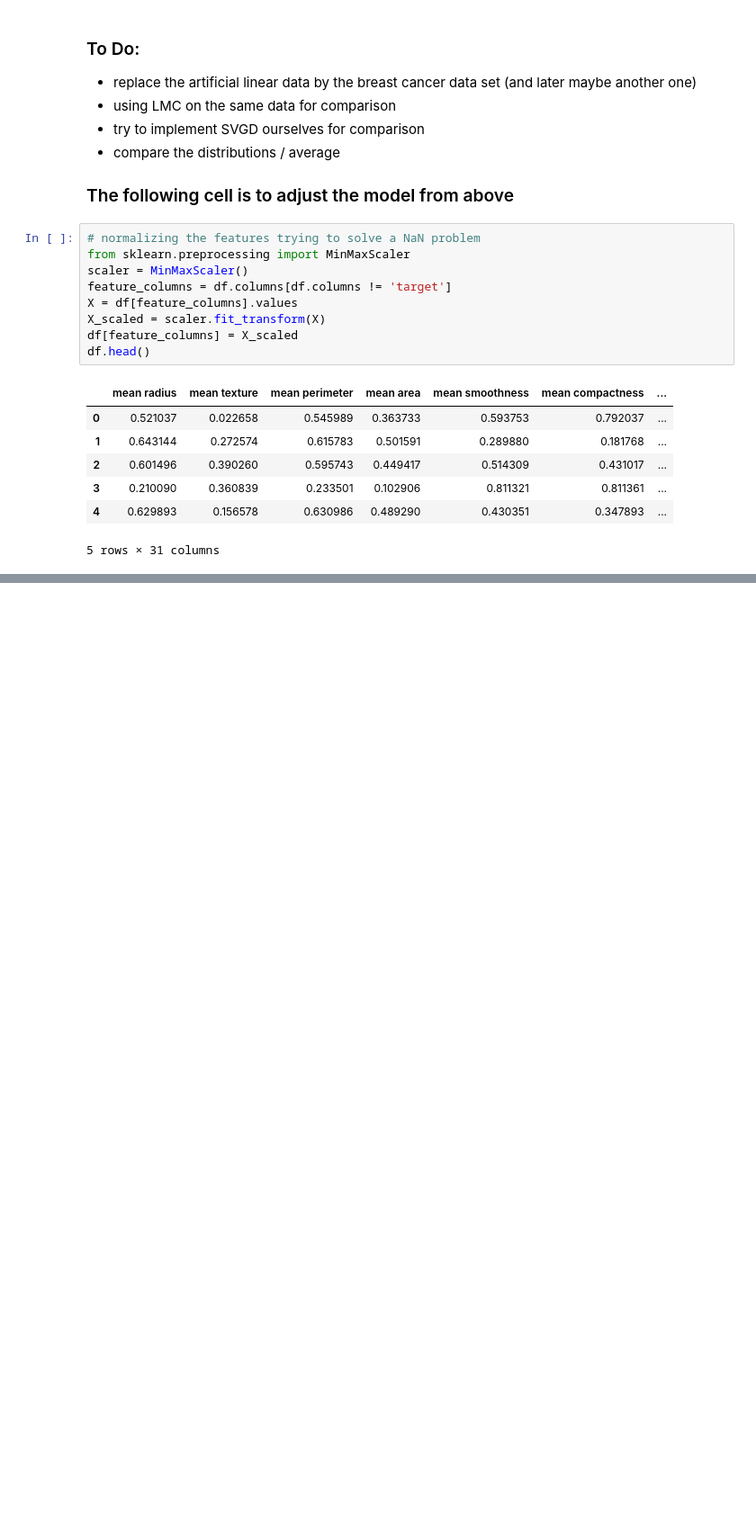
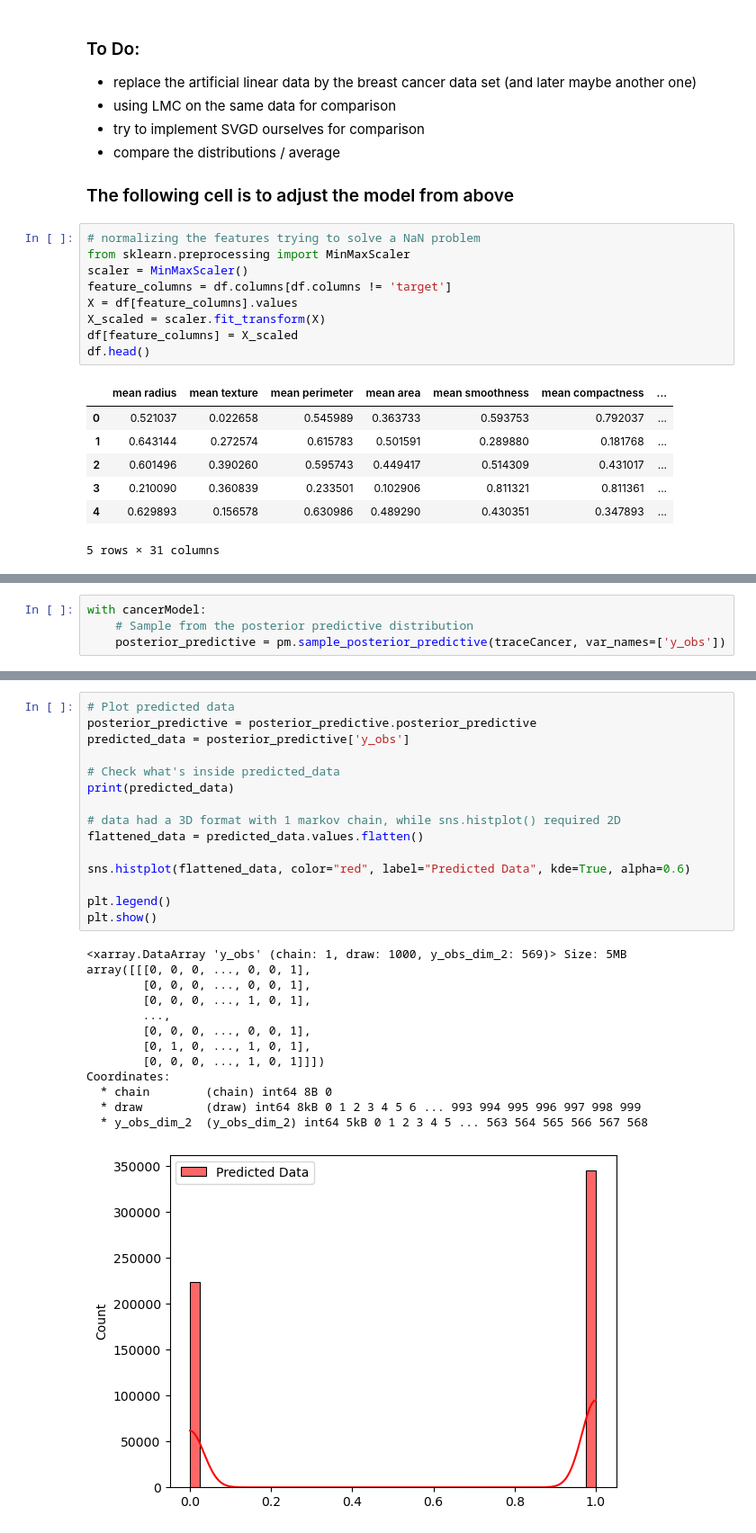
Before and after one commit to pbarriolo/Sampling-Methods-MCMC-Project, a Jupyter notebook: svgd_cleaned.ipynb, the cells around one changed output, grey strips where cells are left out. Shown at 90% size. Saved outputs shown, nothing was run; the diff lists cells and outputs as text; blank space fills up the shorter version.

```diff
--- a/svgd_cleaned.ipynb
+++ b/svgd_cleaned.ipynb
@@ -224,0 +261,4 @@ At this point in time, the model from above should work and we can run some expe
+# %%
+with cancerModel:
+    # Sample from the posterior predictive distribution
+    posterior_predictive = pm.sample_posterior_predictive(traceCancer, var_names=['y_obs'])
@@ -224,0 +284,29 @@ At this point in time, the model from above should work and we can run some expe
+# %%
+# Plot predicted data
+posterior_predictive = posterior_predictive.posterior_predictive
+predicted_data = posterior_predictive['y_obs']
+
+# Check what's inside predicted_data
+print(predicted_data)
+
+# data had a 3D format with 1 markov chain, while sns.histplot() required 2D
+flattened_data = predicted_data.values.flatten()
+
+sns.histplot(flattened_data, color="red", label="Predicted Data", kde=True, alpha=0.6)
+
+plt.legend()
+plt.show()
+# %% [output]
+<xarray.DataArray 'y_obs' (chain: 1, draw: 1000, y_obs_dim_2: 569)> Size: 5MB
+array([[[0, 0, 0, ..., 0, 0, 1],
+        [0, 0, 0, ..., 0, 0, 1],
+        [0, 0, 0, ..., 1, 0, 1],
+        ...,
+        [0, 0, 0, ..., 0, 0, 1],
+        [0, 1, 0, ..., 1, 0, 1],
+        [0, 0, 0, ..., 1, 0, 1]]])
+Coordinates:
+  * chain        (chain) int64 8B 0
+  * draw         (draw) int64 8kB 0 1 2 3 4 5 6 ... 993 994 995 996 997 998 999
+  * y_obs_dim_2  (y_obs_dim_2) int64 5kB 0 1 2 3 4 5 ... 563 564 565 566 567 568
+[figure, added]
```
Also changed, not shown: parts of 17 cells of this notebook.
